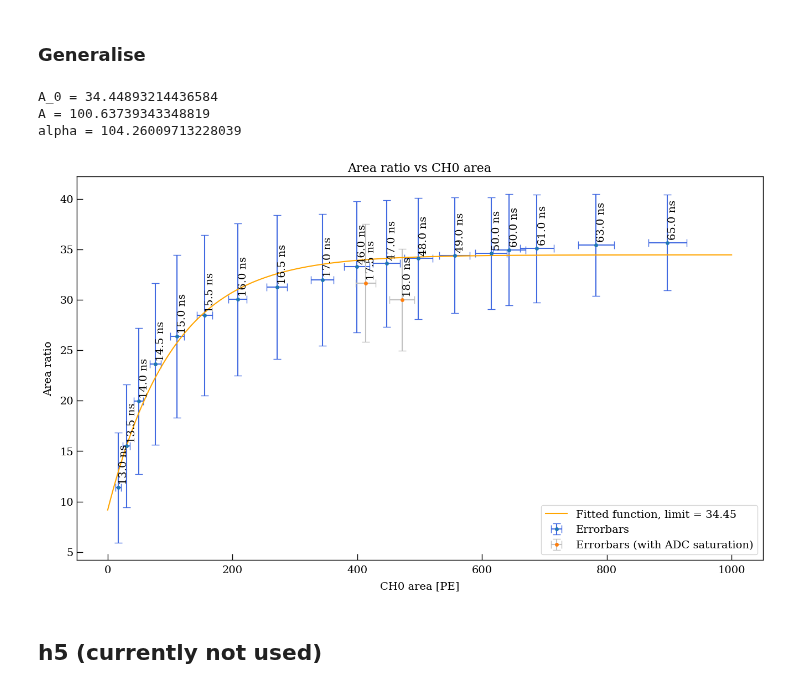
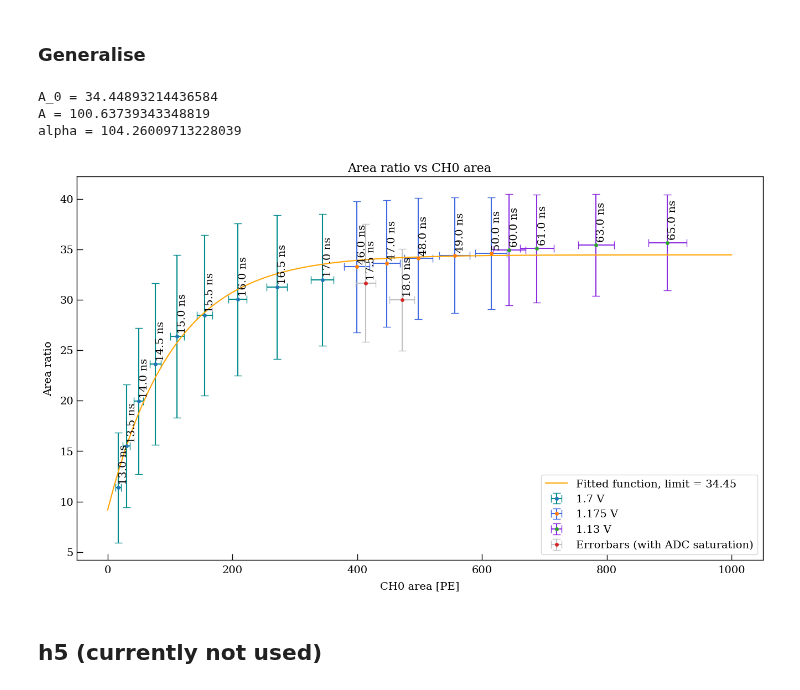
Before and after one commit to Westlake-University-Lsc-lab/RELICS_PMT_Data_Analysis, a Jupyter notebook: PolariserCheck/check_readout.ipynb, the cells around one changed output. Saved outputs shown, nothing was run; the diff lists cells and outputs as text; code cells hidden in the pictures.

```diff
--- a/PolariserCheck/check_readout.ipynb
+++ b/PolariserCheck/check_readout.ipynb
@@ -463,36 +463,40 @@ print('A_0 =',general_popt[0])
 print('A =',general_popt[1])
 print('alpha =',general_popt[3])
 
 general_fit_x = np.linspace(0,1000,1000)
 general_fit_y = exp_fit(general_fit_x,general_popt[0],general_popt[1],general_popt[2],general_popt[3])
 
 plt.figure(figsize=(16,9))
 plt.title('Area ratio vs CH0 area')
 plt.xlabel('CH0 area [PE]')
 plt.ylabel('Area ratio')
 
 #plt.scatter(general[:,4],general[:,2])
 
-plt.errorbar(general[6:,0],general[6:,2],xerr=general[6:,1],
-             yerr=general[6:,3],fmt='o',ecolor='royalblue',label='Errorbars')
+plt.errorbar(general[6:15,0],general[6:15,2],xerr=general[6:15,1],
+             yerr=general[6:15,3],fmt='o',ecolor='darkcyan',label='1.7 V')
+plt.errorbar(general[15:20,0],general[15:20,2],xerr=general[15:20,1],
+             yerr=general[15:20,3],fmt='o',ecolor='royalblue',label='1.175 V')
+plt.errorbar(general[20:,0],general[20:,2],xerr=general[20:,1],
+             yerr=general[20:,3],fmt='o',ecolor='blueviolet',label='1.13 V')
 for i in range (6,len(general[:,0])):
     plt.text(general[i,0]+1,general[i,2]+0.5,s=str(general[i,4])+' ns',rotation='vertical')
 
 plt.errorbar(general[4:6,0],general[4:6,2],xerr=general[4:6,1],
              yerr=general[4:6,3],fmt='o',ecolor='silver',label='Errorbars (with ADC saturation)')
 for i in range (4,6):
     plt.text(general[i,0]+1,general[i,2]+0.5,s=str(general[i,4])+' ns',rotation='vertical')
 
 plt.plot(general_fit_x,general_fit_y,color='orange',label='Fitted function, limit = '+str(round(general_popt[0],2)))
 
 plt.legend()
 plt.savefig('./img/area_ratio_generalised.png',dpi=300)
 plt.show()
 # %% [output]
 A_0 = 34.44893214436584
 A = 100.63739343348819
 alpha = 104.26009713228039
-[figure, old version]
+[figure, new version]
 # %% [markdown]
 ## h5 (currently not used)
 # %%
```
